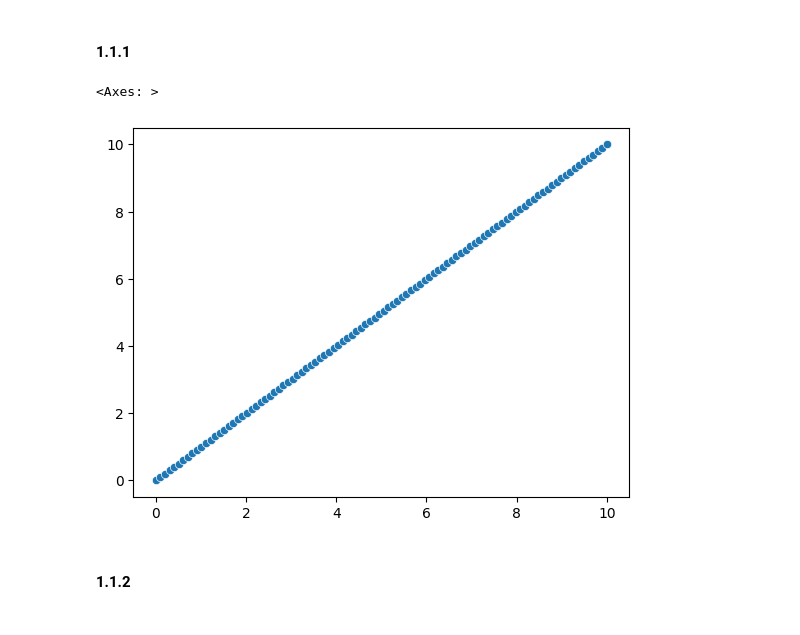
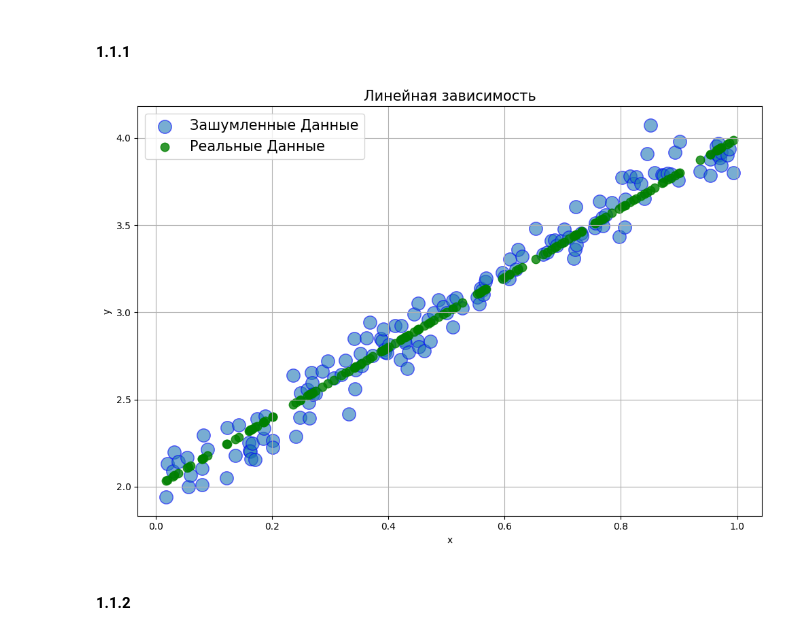
Before and after one commit to modernpacifist/engineering-of-machine-learning-urfu, a Jupyter notebook: math-basics-of-machine-learning/Notebooks/HW2_MBML.ipynb, the cells around one changed output. Drawn from its saved outputs; the diff is of its cells as text; code cells hidden in the pictures.

Commit message:
math-basics-of-machine-learning/Notebooks/HW2_MBML.ipynb:added generation/visualization functions

```diff
--- a/math-basics-of-machine-learning/Notebooks/HW2_MBML.ipynb
+++ b/math-basics-of-machine-learning/Notebooks/HW2_MBML.ipynb
@@ -38,15 +39,34 @@ def dataset(a, b, f = None,  N = 250, x_max = 1, noise_power = 0, random_x = Tru
 
     return y, y_true, np.atleast_2d(x).T
+# %%
+def visualize_data(y, y_true, x, title):
+    fig = plt.figure(figsize=(10, 7))
+    plt.scatter(x[:, 0], y, edgecolor = 'b', label = "Зашумленные Данные", s = 196, alpha = 0.6)
+    plt.scatter(x[:, 0], y_true,label = "Реальные Данные", s = 81, c = 'g', alpha = 0.8)
+    plt.grid()
+    plt.xlabel('x')
+    plt.ylabel('y')
+    plt.legend(fontsize=15)
+    plt.title(title, fontsize=15)
+    plt.xticks()
+    plt.yticks();
+    plt.tight_layout()
+    plt.show()
 # %% [markdown]
 #### 1.1.1
-# %%
-x = np.linspace(0, 10, 100)
-y = np.linspace(0, 10, 100)
-
-sns.scatterplot(x=x, y=y)
-plt.show()
-# %% [output]
-<Axes: >
-[figure, removed]
+# %%
+y, y_true_line, x = dataset(
+    a=2,
+    b=2,
+    f=None,
+    N=150,
+    x_max=1,
+    noise_power=0.1,
+    seed=33
+)
+
+visualize_data(y, y_true_line, x, 'Линейная зависимость')
+# %% [output]
+[figure, added]
 # %% [markdown]
 #### 1.1.2
```
Also changed, not shown: parts of 14 cells of this notebook.
